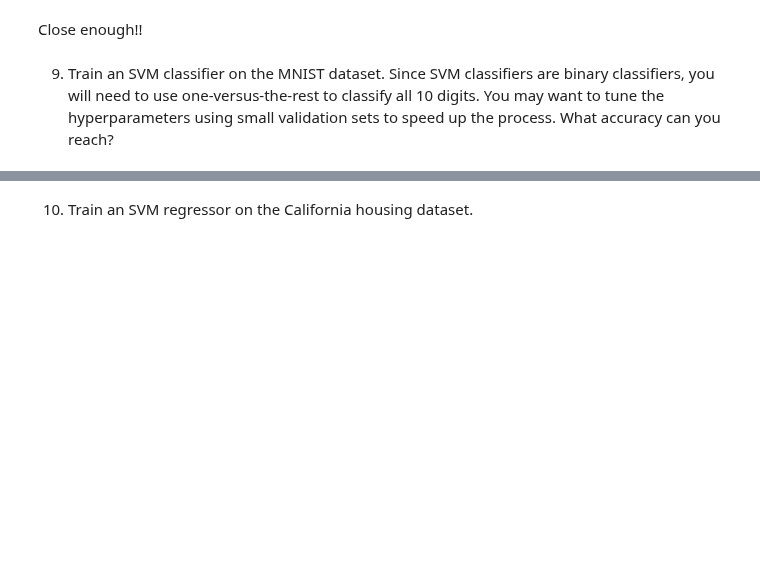
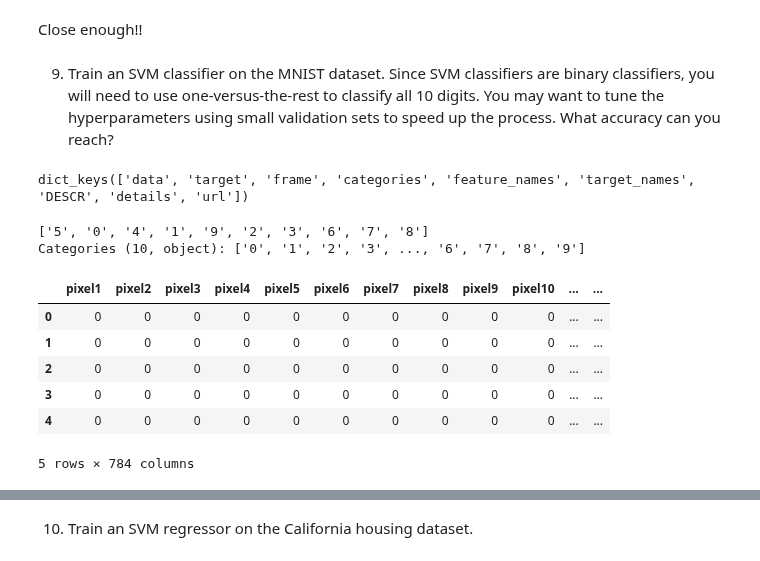
Before and after one commit to ArunNegi112/Machine_Learning, a Jupyter notebook: 6_SVMs/2_Exercise.ipynb, the cells around one changed output, grey strips where cells are left out. Saved outputs shown, nothing was run; the diff lists cells and outputs as text; code cells hidden in the pictures; blank space fills up the shorter version.

Commit message:
MNIST dataset training Q9

```diff
--- a/6_SVMs/2_Exercise.ipynb
+++ b/6_SVMs/2_Exercise.ipynb
@@ -114,3 +114,24 @@ Close enough!!
 classifiers, you will need to use one-versus-the-rest to classify all 10 digits. You
 may want to tune the hyperparameters using small validation sets to speed up the
 process. What accuracy can you reach?
+# %%
+from sklearn.datasets import fetch_openml
+mnist_data = fetch_openml('mnist_784',version=1)
+mnist_data.keys()
+# %% [output]
+dict_keys(['data', 'target', 'frame', 'categories', 'feature_names', 'target_names', 'DESCR', 'details', 'url'])
+# %%
+X = mnist_data.data
+y = mnist_data.target
+print(y.unique())
+X.head()
+# %% [output]
+['5', '0', '4', '1', '9', '2', '3', '6', '7', '8']
+Categories (10, object): ['0', '1', '2', '3', ..., '6', '7', '8', '9']
+|  | pixel1 | pixel2 | pixel3 | pixel4 | pixel5 | pixel6 | pixel7 | pixel8 | pixel9 | pixel10 | ... | ... |
+| 0 | 0 | 0 | 0 | 0 | 0 | 0 | 0 | 0 | 0 | 0 | ... | ... |
+| 1 | 0 | 0 | 0 | 0 | 0 | 0 | 0 | 0 | 0 | 0 | ... | ... |
+| 2 | 0 | 0 | 0 | 0 | 0 | 0 | 0 | 0 | 0 | 0 | ... | ... |
+| 3 | 0 | 0 | 0 | 0 | 0 | 0 | 0 | 0 | 0 | 0 | ... | ... |
+| 4 | 0 | 0 | 0 | 0 | 0 | 0 | 0 | 0 | 0 | 0 | ... | ... |
+5 rows × 784 columns
```
Also changed, not shown: parts of 10 cells of this notebook.
